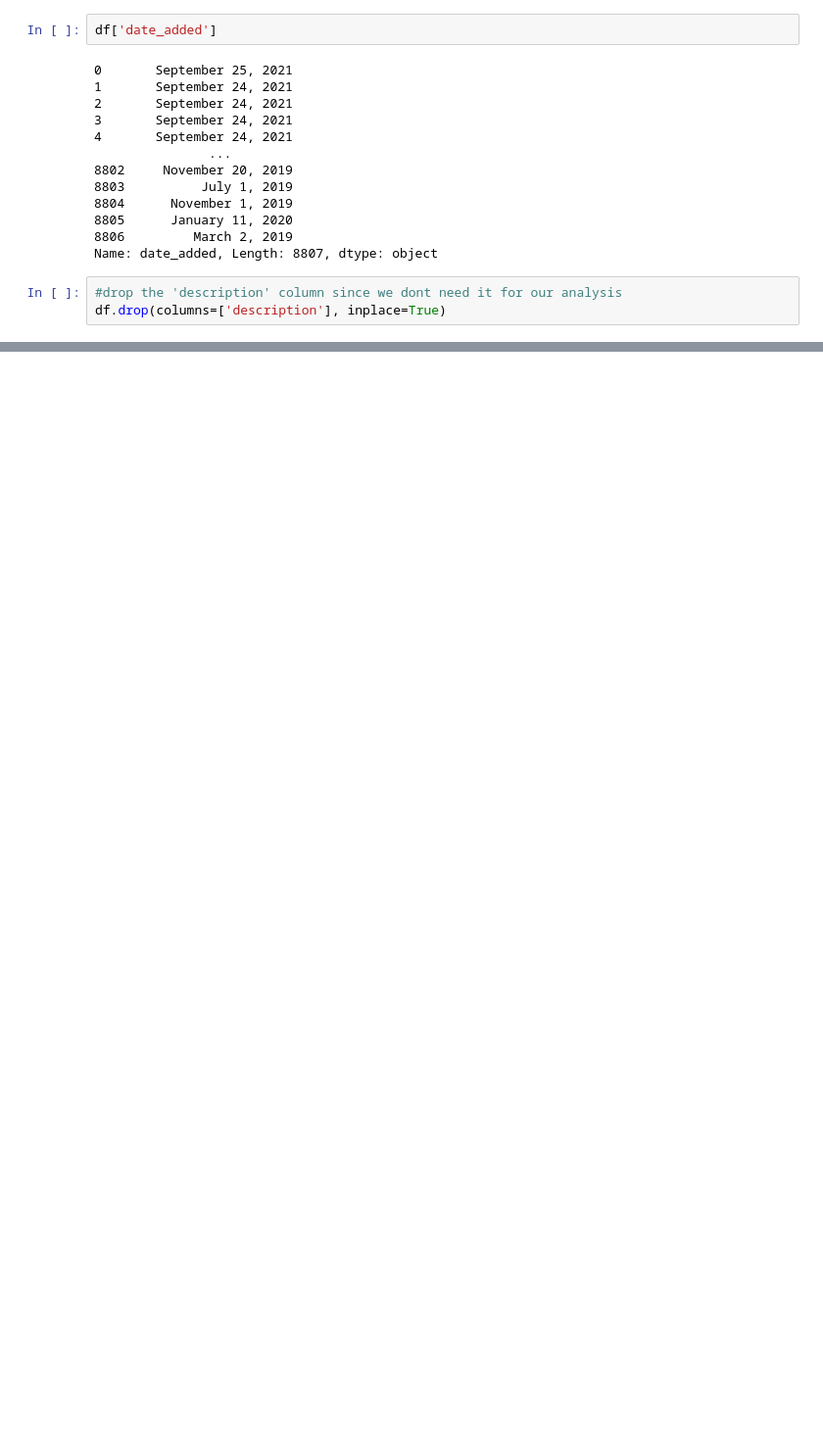
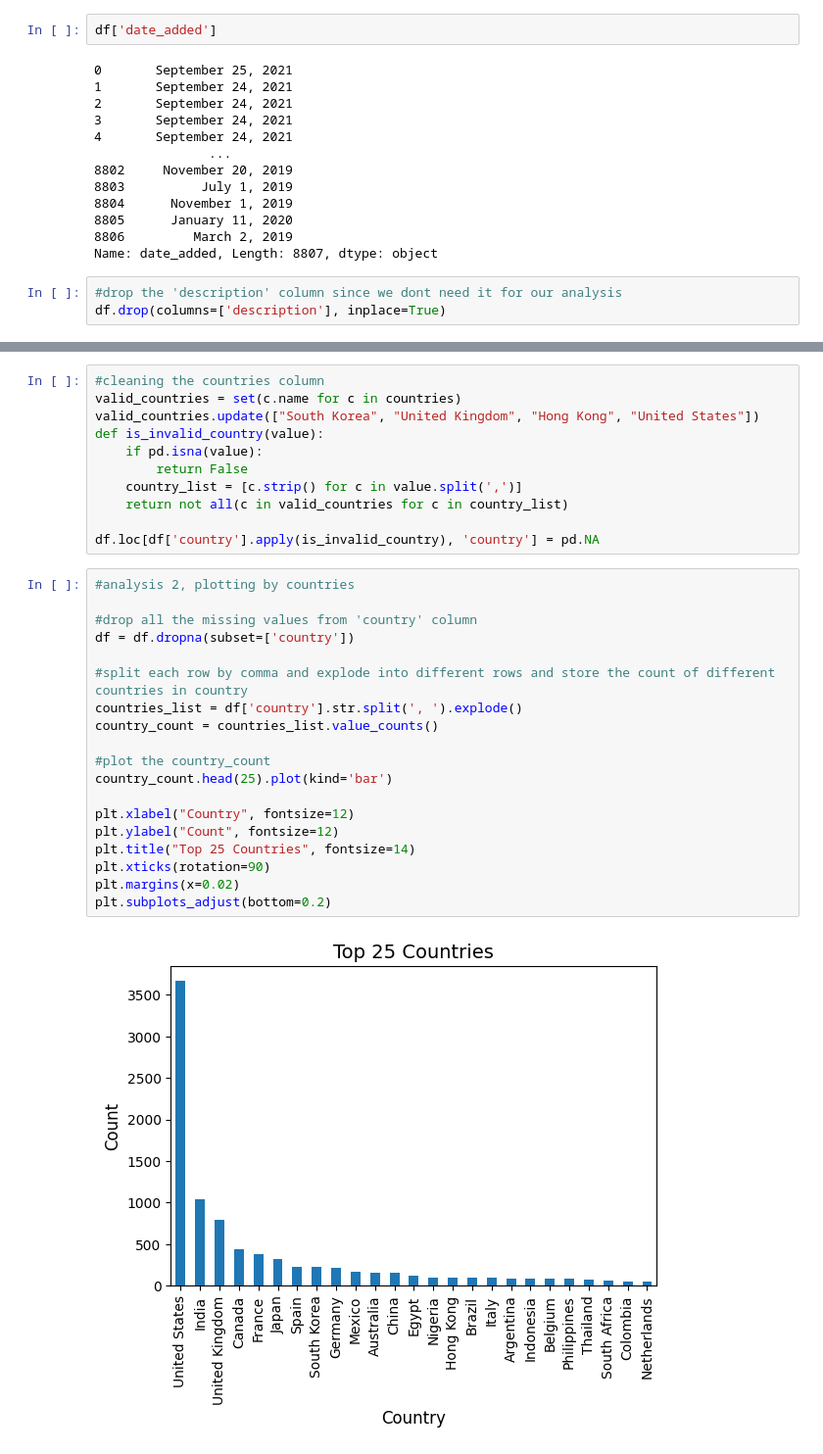
Before and after one commit to Garvit1103/netflix_data_analysis, a Jupyter notebook: data_analysis.ipynb, the cells around one changed output, grey strips where cells are left out. Shown at 98% size. Cells and saved outputs as stored; diff of their text form; blank space fills up the shorter version.

```diff
--- a/data_analysis.ipynb
+++ b/data_analysis.ipynb
@@ -47,0 +81,32 @@ df.drop(columns=['description'], inplace=True)
+# %%
+#cleaning the countries column
+valid_countries = set(c.name for c in countries)
+valid_countries.update(["South Korea", "United Kingdom", "Hong Kong", "United States"])
+def is_invalid_country(value):
+    if pd.isna(value):
+        return False
+    country_list = [c.strip() for c in value.split(',')]
+    return not all(c in valid_countries for c in country_list)
+
+df.loc[df['country'].apply(is_invalid_country), 'country'] = pd.NA
+# %%
+#analysis 2, plotting by countries
+
+#drop all the missing values from 'country' column
+df = df.dropna(subset=['country'])
+
+#split each row by comma and explode into different rows and store the count of different countries in country
+countries_list = df['country'].str.split(', ').explode()
+country_count = countries_list.value_counts()
+
+#plot the country_count
+country_count.head(25).plot(kind='bar')
+
+plt.xlabel("Country", fontsize=12)
+plt.ylabel("Count", fontsize=12)
+plt.title("Top 25 Countries", fontsize=14)
+plt.xticks(rotation=90)
+plt.margins(x=0.02)
+plt.subplots_adjust(bottom=0.2)
+# %% [output]
+[figure, added]
```
Also changed, not shown: parts of 5 cells of this notebook.
